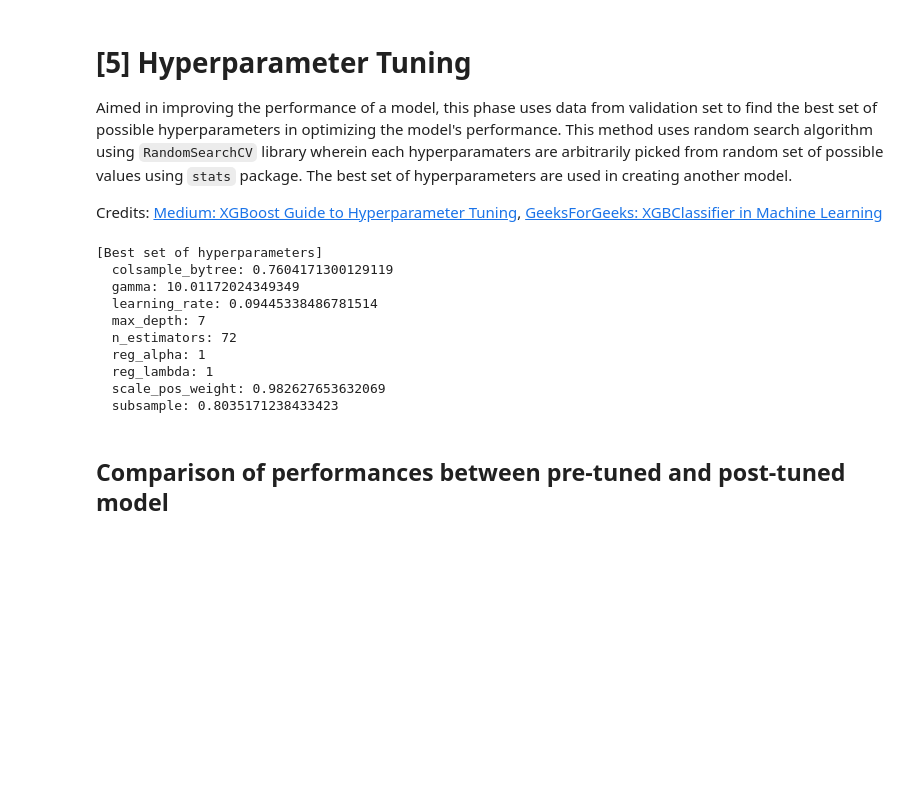
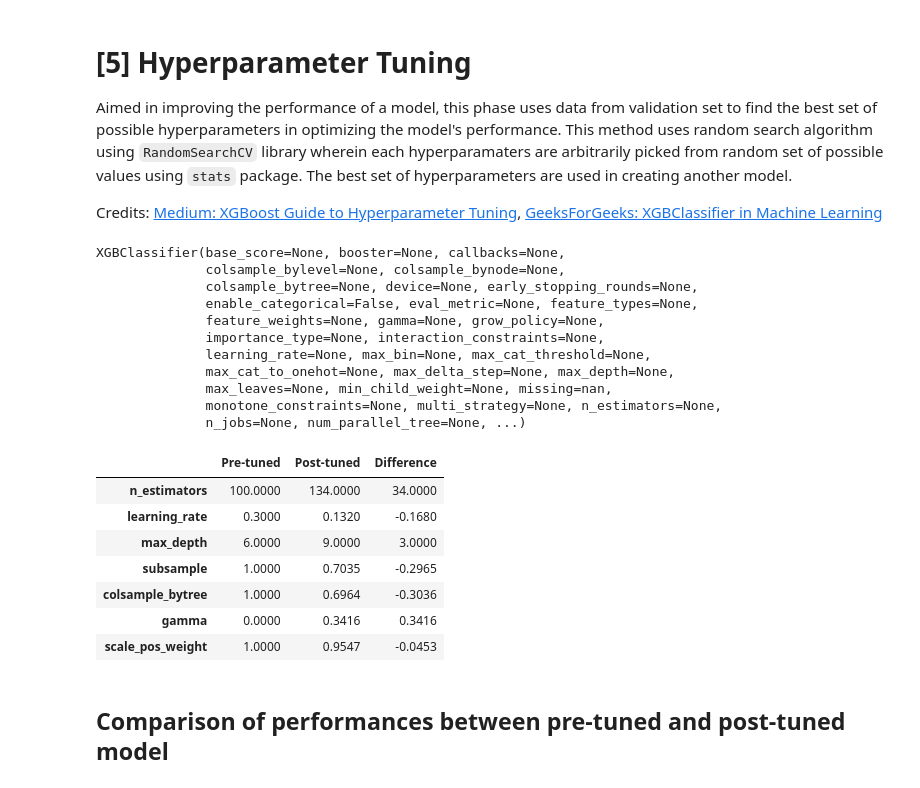
Before and after one commit to NebulaRojo9/STINTSY-MCO, a Jupyter notebook: Gradient Boosting Classifier.ipynb, the cells around one changed output. Cells and saved outputs as stored; diff of their text form; code cells hidden in the pictures; blank space fills up the shorter version.

```diff
--- a/Gradient Boosting Classifier.ipynb
+++ b/Gradient Boosting Classifier.ipynb
@@ -104,50 +239,64 @@ Aimed in improving the performance of a model, this phase uses data from validat
 Credits: [Medium: XGBoost Guide to Hyperparameter Tuning](https://medium.com/@dicee/optimizing-xgboost-a-guide-to-hyperparameter-tuning-77b6e48e289d), [GeeksForGeeks: XGBClassifier in Machine Learning](https://www.geeksforgeeks.org/machine-learning/xgbclassifier/)
 # %%
 param_dist = {
-    'n_estimators': stats.randint(20, 100),
-    'learning_rate': stats.uniform(0.01, 0.1),
+    'n_estimators': stats.randint(100, 200),
+    'learning_rate': stats.uniform(0.01, 0.2),
     'max_depth': stats.randint(3, 10),
-    'subsample': stats.uniform(0.5, 0.5),
-    'colsample_bytree': stats.uniform(0.5, 0.5),
-    'gamma': stats.uniform(0.4, 10),
-    'reg_alpha': [0, 1],
-    'reg_lambda': [0, 1],
+    'subsample': stats.uniform(0.6, 0.4),
+    'colsample_bytree': stats.uniform(0.6, 0.4),
+    'gamma': stats.uniform(0.0, 0.5),
     'scale_pos_weight': stats.uniform(0.5, 0.5)
 }
+
+# creating post-tuned model and fitting it
+posttuned_xgb_model = xgb.XGBClassifier(**fixed_params)
 
 
 # Defining randoms and training it
 random_search = RandomizedSearchCV(
-    estimator=xgb_model,
+    estimator=pretuned_xgb_model,
     param_distributions=param_dist,
     n_iter=10,
     scoring='f1',
     n_jobs=-1,
     refit=False,
     cv=5,
-    random_state=42)
-random_search.fit(X_val_scaled, y_val)
+    random_state=42
+)
+random_search.fit(X_train_scaled, y_train)
+
 
 # Displaying best set of hyperparameters and corresponding score
-best_params = random_search.best_params_
-print(f'[Best set of hyperparameters]')
-for key, val in best_params.items():
-    print(f'  {key}: {val}')
-
-best_xgb_model = xgb.XGBClassifier(**best_params)
+posttuned_params = random_search.best_params_
+post_tuned_xgb_model = xgb.XGBClassifier(**posttuned_params, **fixed_params)
+posttuned_xgb_model.fit(X_train_scaled, y_train)
 # %% [output]
-[Best set of hyperparameters]
-  colsample_bytree: 0.7604171300129119
-  gamma: 10.01172024349349
-  learning_rate: 0.09445338486781514
-  max_depth: 7
-  n_estimators: 72
-  reg_alpha: 1
-  reg_lambda: 1
-  scale_pos_weight: 0.982627653632069
-  subsample: 0.8035171238433423
+XGBClassifier(base_score=None, booster=None, callbacks=None,
+              colsample_bylevel=None, colsample_bynode=None,
+              colsample_bytree=None, device=None, early_stopping_rounds=None,
+              enable_categorical=False, eval_metric=None, feature_types=None,
+              feature_weights=None, gamma=None, grow_policy=None,
+              importance_type=None, interaction_constraints=None,
+              learning_rate=None, max_bin=None, max_cat_threshold=None,
+              max_cat_to_onehot=None, max_delta_step=None, max_depth=None,
+              max_leaves=None, min_child_weight=None, missing=nan,
+              monotone_constraints=None, multi_strategy=None, n_estimators=None,
+              n_jobs=None, num_parallel_tree=None, ...)
 # %%
 # Code to compare how values of hyperparameter changed from pre-tuned model to post-tuned model
+pretuned_params_df = pd.DataFrame.from_dict(pretuned_params, orient='index', columns=['Value'])
+posttuned_params_df = pd.DataFrame.from_dict(posttuned_params, orient='index', columns=['Value'])
+params_df = compare_values(pretuned_params_df, posttuned_params_df, 'Pre-tuned', 'Post-tuned')
+display(params_df)
+# %% [output]
+|  | Pre-tuned | Post-tuned | Difference |
+| n_estimators | 100.0000 | 134.0000 | 34.0000 |
+| learning_rate | 0.3000 | 0.1320 | -0.1680 |
+| max_depth | 6.0000 | 9.0000 | 3.0000 |
+| subsample | 1.0000 | 0.7035 | -0.2965 |
+| colsample_bytree | 1.0000 | 0.6964 | -0.3036 |
+| gamma | 0.0000 | 0.3416 | 0.3416 |
+| scale_pos_weight | 1.0000 | 0.9547 | -0.0453 |
 # %% [markdown]
 ## Comparison of performances between pre-tuned and post-tuned model
 # %%
```
Also changed, not shown: parts of 12 cells of this notebook.
